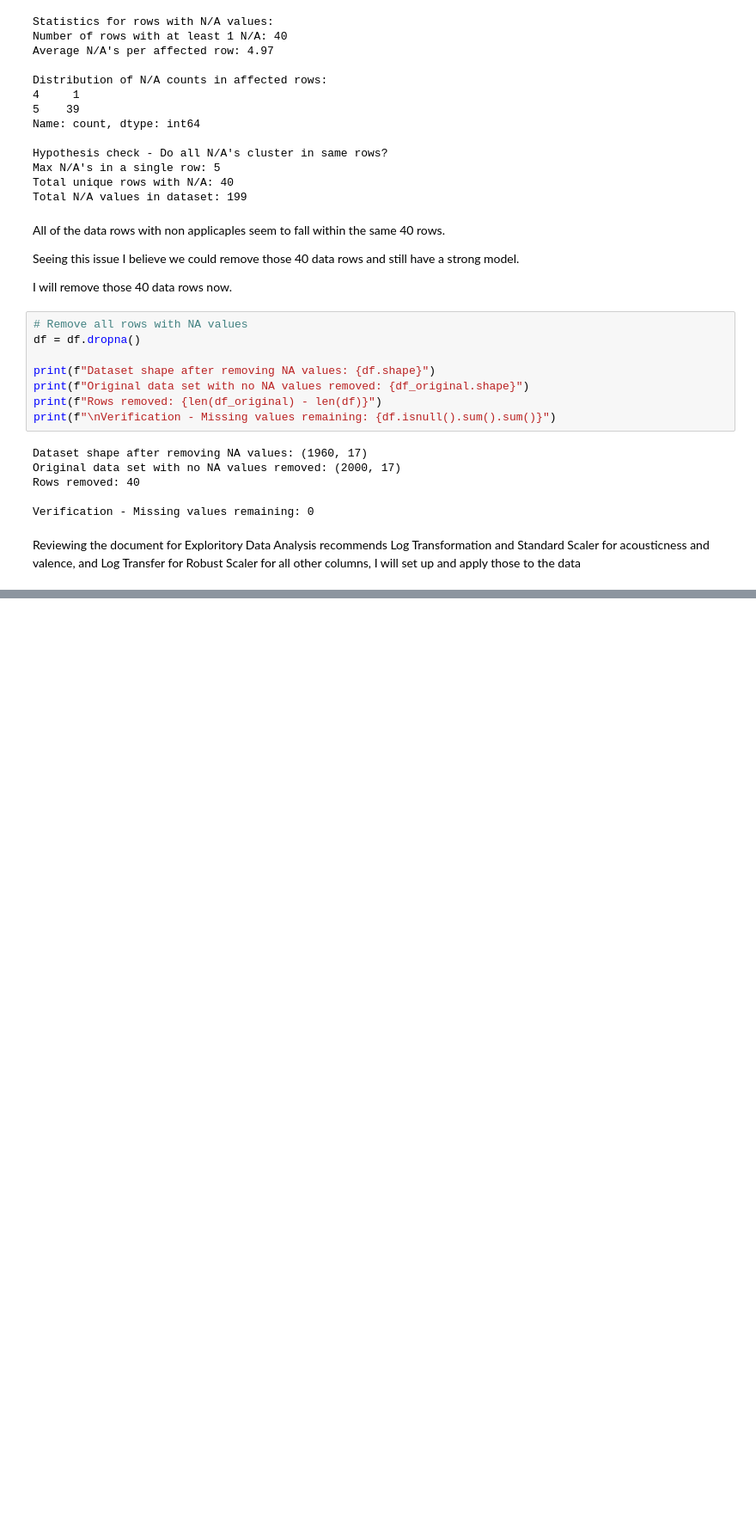
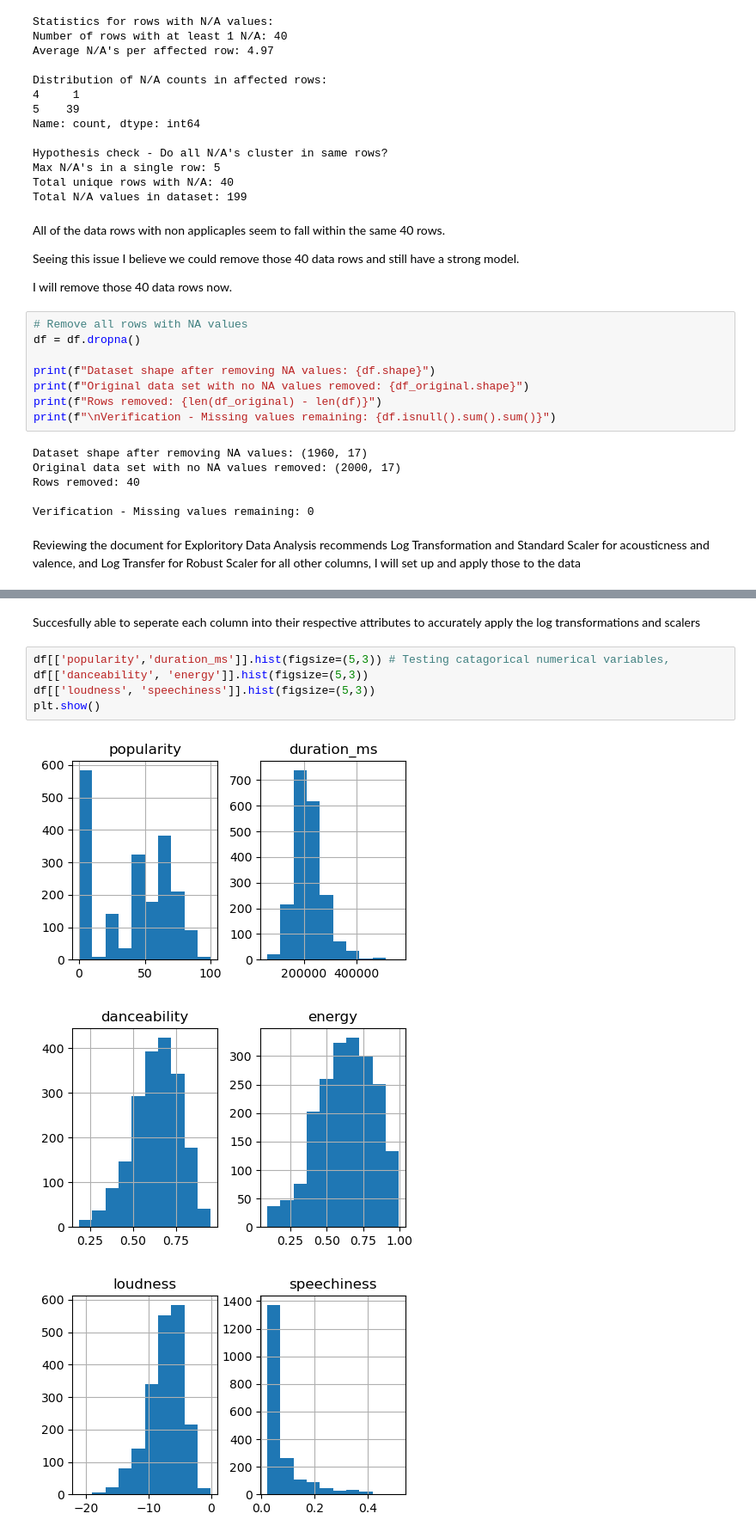
Before and after one commit to SamuelHellqvist/CS4168-DATA-MINING-UL----Project, a Jupyter notebook: Data_Preparation_notebook.ipynb, the cells around one changed output, grey strips where cells are left out. Shown at 86% size. Saved outputs shown, nothing was run; the diff lists cells and outputs as text; blank space fills up the shorter version.

```diff
--- a/Data_Preparation_notebook.ipynb
+++ b/Data_Preparation_notebook.ipynb
@@ -96,0 +127,11 @@ preprocessor = ColumnTransformer(
+# %% [markdown]
+Succesfully able to seperate each column into their respective attributes to accurately apply the log transformations and scalers
+# %%
+df[['popularity','duration_ms']].hist(figsize=(5,3)) # Testing catagorical numerical variables,
+df[['danceability', 'energy']].hist(figsize=(5,3))
+df[['loudness', 'speechiness']].hist(figsize=(5,3))
+plt.show()
+# %% [output]
+[figure, added]
+[figure, added]
+[figure, added]
```
Also changed, not shown: parts of 9 cells of this notebook.
